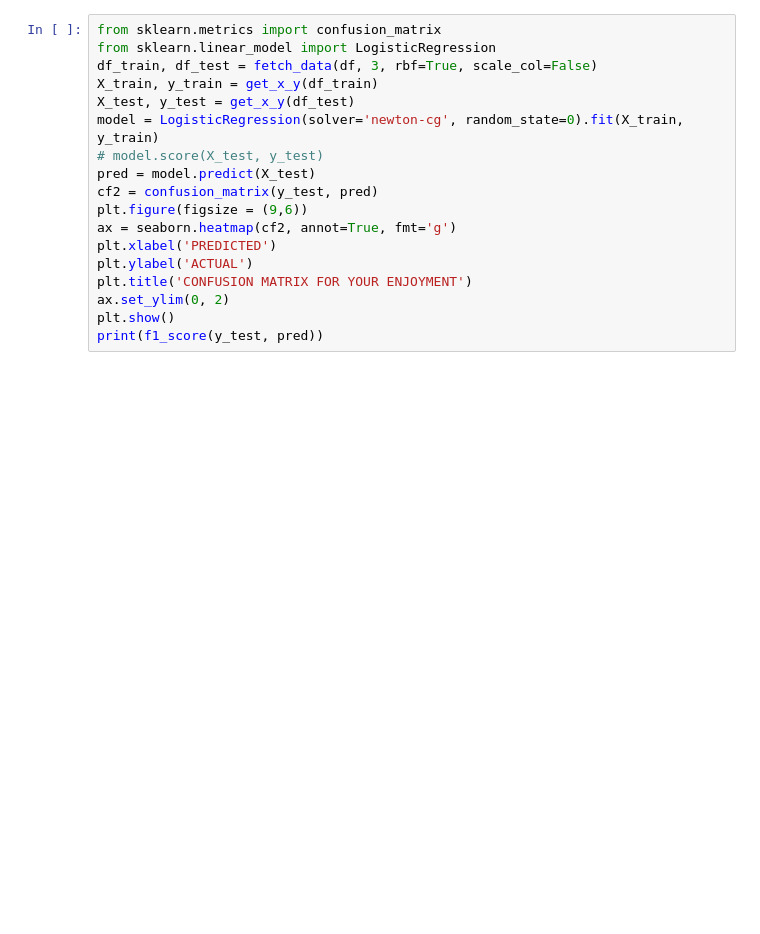
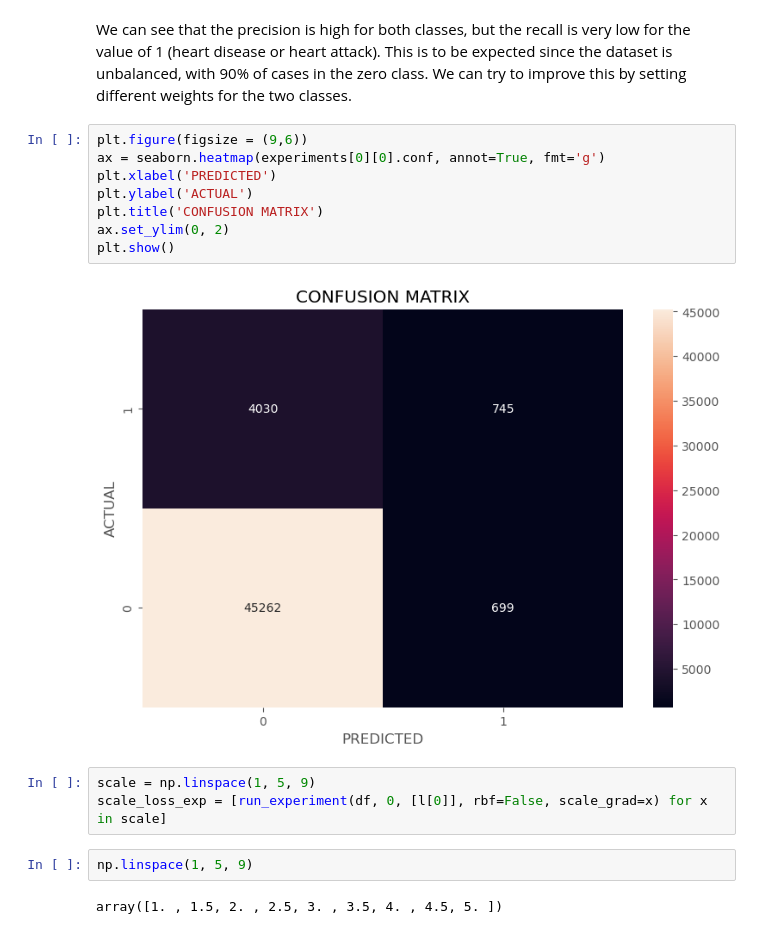
Before and after one commit to sbracellari/csi-6160, a Jupyter notebook: hw4.ipynb, the cells around one changed output. Drawn from its saved outputs; the diff is of its cells as text; blank space fills up the shorter version.

```diff
--- a/hw4.ipynb
+++ b/hw4.ipynb
@@ -192,18 +199,19 @@ for container in ax[1].containers:
+# %% [markdown]
+We can see that the precision is high for both classes, but the recall is very low for the value of 1 (heart disease or heart attack). This is to be expected since the dataset is unbalanced, with 90% of cases in the zero class. We can try to improve this by setting different weights for the two classes.
 # %%
-from sklearn.metrics import confusion_matrix
-from sklearn.linear_model import LogisticRegression
-df_train, df_test = fetch_data(df, 3, rbf=True, scale_col=False)
-X_train, y_train = get_x_y(df_train)
-X_test, y_test = get_x_y(df_test)
-model = LogisticRegression(solver='newton-cg', random_state=0).fit(X_train, y_train)
-# model.score(X_test, y_test)
-pred = model.predict(X_test)
-cf2 = confusion_matrix(y_test, pred)
 plt.figure(figsize = (9,6))
-ax = seaborn.heatmap(cf2, annot=True, fmt='g')
+ax = seaborn.heatmap(experiments[0][0].conf, annot=True, fmt='g')
 plt.xlabel('PREDICTED')
 plt.ylabel('ACTUAL')
-plt.title('CONFUSION MATRIX FOR YOUR ENJOYMENT')
+plt.title('CONFUSION MATRIX')
 ax.set_ylim(0, 2)
 plt.show()
-print(f1_score(y_test, pred))
+# %% [output]
+[figure, added]
+# %%
+scale = np.linspace(1, 5, 9)
+scale_loss_exp = [run_experiment(df, 0, [l[0]], rbf=False, scale_grad=x) for x in scale]
+# %%
+np.linspace(1, 5, 9)
+# %% [output]
+array([1. , 1.5, 2. , 2.5, 3. , 3.5, 4. , 4.5, 5. ])
```
Also changed, not shown: parts of 15 cells of this notebook.
